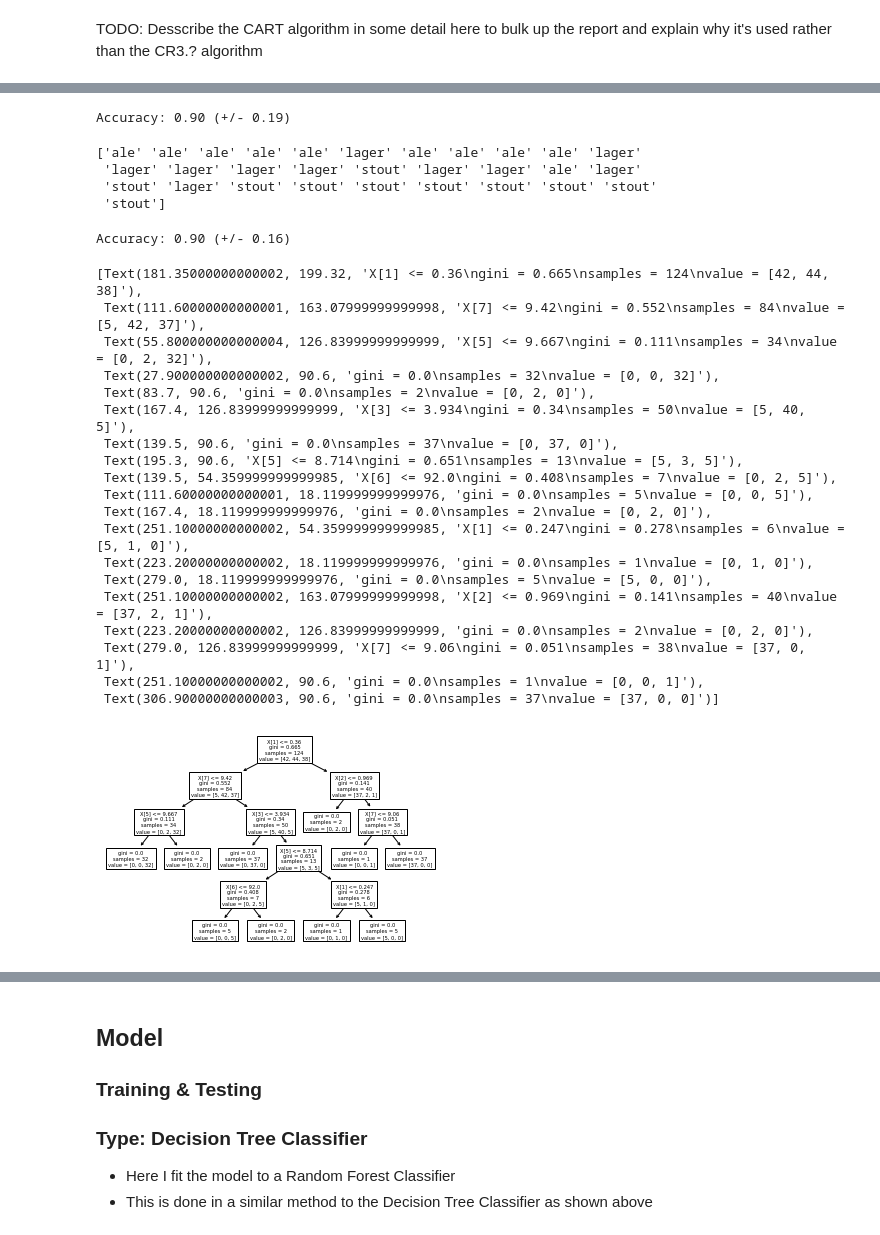
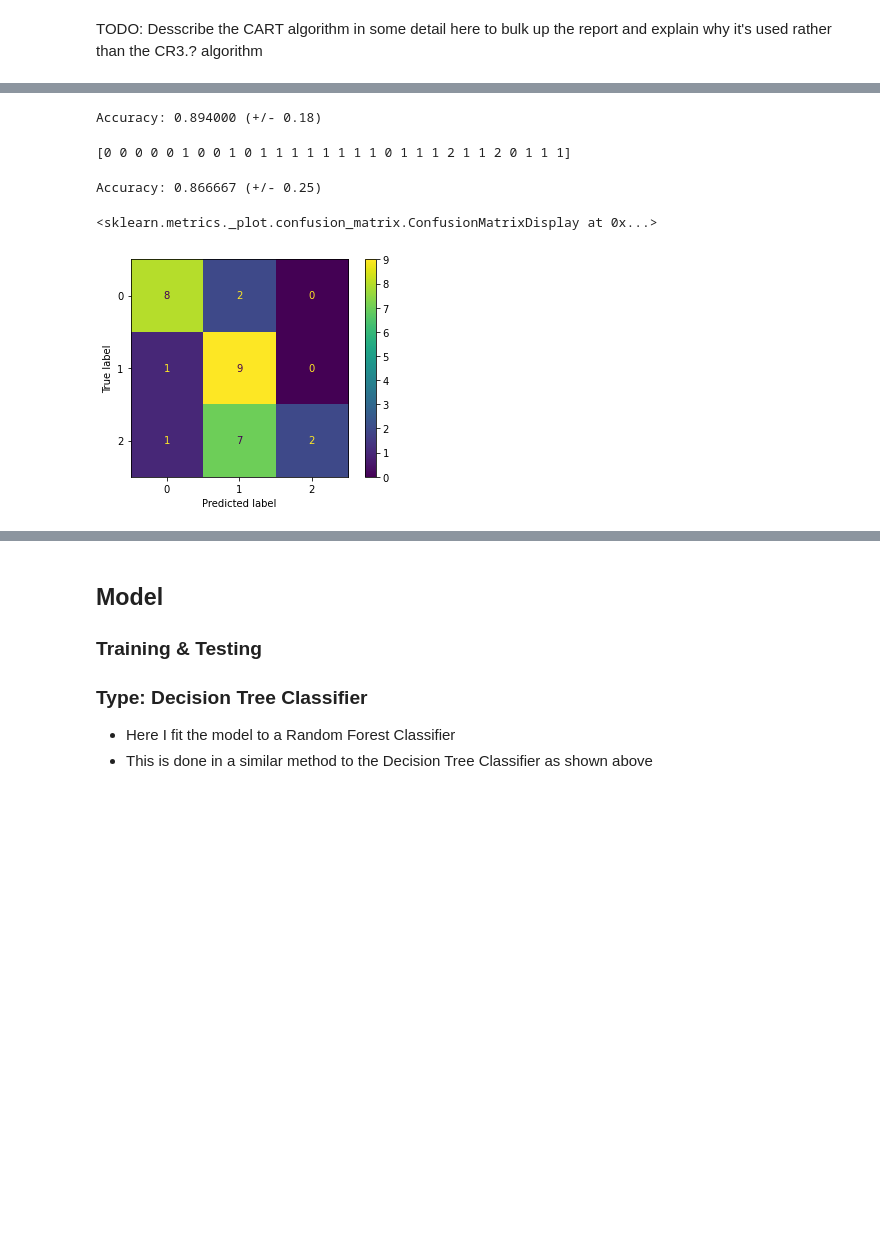
Before and after one commit to MorganReilly/ML_BeerClassification, a Jupyter notebook: BeerClassification.ipynb, the cells around one changed output, grey strips where cells are left out. Cells and saved outputs as stored; diff of their text form; code cells hidden in the pictures; blank space fills up the shorter version.

Commit message:
Normalisation
Normalising the feature and sample set
Storing as np.array as opposed to list, seems to yeild more real result

```diff
--- a/BeerClassification.ipynb
+++ b/BeerClassification.ipynb
@@ -165,6 +168,12 @@ def gen_features(df):
 ### Generate features set and sample set of:
     * Training Data
     * Test Data
+# %%
+# Set scaler to normalise samples
+scaler = MinMaxScaler()
+
+# Set encoder to normalise features
+encoder = preprocessing.LabelEncoder()
 # %%
 # Training Data
 n_train_samples = gen_samples(training_data)
@@ -175,9 +184,9 @@ n_test_samples = gen_samples(test_data)
 n_test_features = gen_features(test_data)
 # %%
 # Training Set
-X_train = n_train_samples
-y_train = n_train_features
+X_train_list = scaler.fit_transform(n_train_samples)
+y_train_list = encoder.fit_transform(n_train_features)
 
 # Testing Set
-X_test = n_test_samples
-y_test = n_test_features
+X_test_list = scaler.fit_transform(n_test_samples)
+y_test_list = encoder.fit_transform(n_test_features)
@@ -202,0 +193,9 @@ model = model.fit(X_train, y_train)
+# %%
+X_train = np.array(X_train_list)
+y_train = np.array(y_train_list)
+
+X_test = np.array(X_test_list)
+y_test = np.array(y_test_list)
+
+print("Train: ", X_train.shape, y_train.shape)
+print("Test:  ", X_test.shape, y_test.shape)
@@ -234,44 +227,24 @@ print(train_predictions)
 # %%
 # Generate the accuracy using cross-validation for 5 folds
-train_score = cross_val_score(dtc_model, X_train, y_train, cv=5)
-print("Accuracy: %0.2f (+/- %0.2f)" % (train_score.mean(), train_score.std() * 2))
+dtc_train_score = cross_val_score(dtc_model, X_train, y_train, cv=5)
+print("Accuracy: %0.6f (+/- %0.2f)" % (dtc_train_score.mean(), dtc_train_score.std() * 2))
 # %% [output]
-Accuracy: 0.90 (+/- 0.19)
+Accuracy: 0.894000 (+/- 0.18)
 # %%
 # Generate prediction score from testing data
-test_predictions = model.predict(X_test)
-print(test_predictions)
+dtc_test_predictions = dtc_model.predict(X_test)
+print(dtc_test_predictions)
 # %% [output]
-['ale' 'ale' 'ale' 'ale' 'ale' 'lager' 'ale' 'ale' 'ale' 'ale' 'lager'
- 'lager' 'lager' 'lager' 'lager' 'stout' 'lager' 'lager' 'ale' 'lager'
- 'stout' 'lager' 'stout' 'stout' 'stout' 'stout' 'stout' 'stout' 'stout'
- 'stout']
+[0 0 0 0 0 1 0 0 1 0 1 1 1 1 1 1 1 1 0 1 1 1 2 1 1 2 0 1 1 1]
 # %%
 # Generate the accuracy using cross-validation for 5 folds
-test_score = cross_val_score(model, X_test, y_test, cv=5)
-print("Accuracy: %0.2f (+/- %0.2f)" % (test_score.mean(), test_score.std() * 2))
+dtc_test_score = cross_val_score(dtc_model, X_test, y_test, cv=5)
+print("Accuracy: %0.6f (+/- %0.2f)" % (dtc_test_score.mean(), dtc_test_score.std() * 2))
 # %% [output]
-Accuracy: 0.90 (+/- 0.16)
+Accuracy: 0.866667 (+/- 0.25)
-# %%
-tree.plot_tree(dtc_model)
-# %% [output]
-[Text(181.35000000000002, 199.32, 'X[1] <= 0.36\ngini = 0.665\nsamples = 124\nvalue = [42, 44, 38]'),
- Text(111.60000000000001, 163.07999999999998, 'X[7] <= 9.42\ngini = 0.552\nsamples = 84\nvalue = [5, 42, 37]'),
- Text(55.800000000000004, 126.83999999999999, 'X[5] <= 9.667\ngini = 0.111\nsamples = 34\nvalue = [0, 2, 32]'),
- Text(27.900000000000002, 90.6, 'gini = 0.0\nsamples = 32\nvalue = [0, 0, 32]'),
- Text(83.7, 90.6, 'gini = 0.0\nsamples = 2\nvalue = [0, 2, 0]'),
- Text(167.4, 126.83999999999999, 'X[3] <= 3.934\ngini = 0.34\nsamples = 50\nvalue = [5, 40, 5]'),
- Text(139.5, 90.6, 'gini = 0.0\nsamples = 37\nvalue = [0, 37, 0]'),
- Text(195.3, 90.6, 'X[5] <= 8.714\ngini = 0.651\nsamples = 13\nvalue = [5, 3, 5]'),
- Text(139.5, 54.359999999999985, 'X[6] <= 92.0\ngini = 0.408\nsamples = 7\nvalue = [0, 2, 5]'),
- Text(111.60000000000001, 18.119999999999976, 'gini = 0.0\nsamples = 5\nvalue = [0, 0, 5]'),
- Text(167.4, 18.119999999999976, 'gini = 0.0\nsamples = 2\nvalue = [0, 2, 0]'),
- Text(251.10000000000002, 54.359999999999985, 'X[1] <= 0.247\ngini = 0.278\nsamples = 6\nvalue = [5, 1, 0]'),
- Text(223.20000000000002, 18.119999999999976, 'gini = 0.0\nsamples = 1\nvalue = [0, 1, 0]'),
- Text(279.0, 18.119999999999976, 'gini = 0.0\nsamples = 5\nvalue = [5, 0, 0]'),
- Text(251.10000000000002, 163.07999999999998, 'X[2] <= 0.969\ngini = 0.141\nsamples = 40\nvalue = [37, 2, 1]'),
- Text(223.20000000000002, 126.83999999999999, 'gini = 0.0\nsamples = 2\nvalue = [0, 2, 0]'),
- Text(279.0, 126.83999999999999, 'X[7] <= 9.06\ngini = 0.051\nsamples = 38\nvalue = [37, 0, 1]'),
- Text(251.10000000000002, 90.6, 'gini = 0.0\nsamples = 1\nvalue = [0, 0, 1]'),
- Text(306.90000000000003, 90.6, 'gini = 0.0\nsamples = 37\nvalue = [37, 0, 0]')]
-[figure, removed]
+# %%
+# Confusion Matrix
+plot_confusion_matrix(dtc_model, X_test, y_test)
+# %% [output]
+<sklearn.metrics._plot.confusion_matrix.ConfusionMatrixDisplay at 0x...>
+[figure, added]
```
Also changed, not shown: parts of 14 cells of this notebook.
